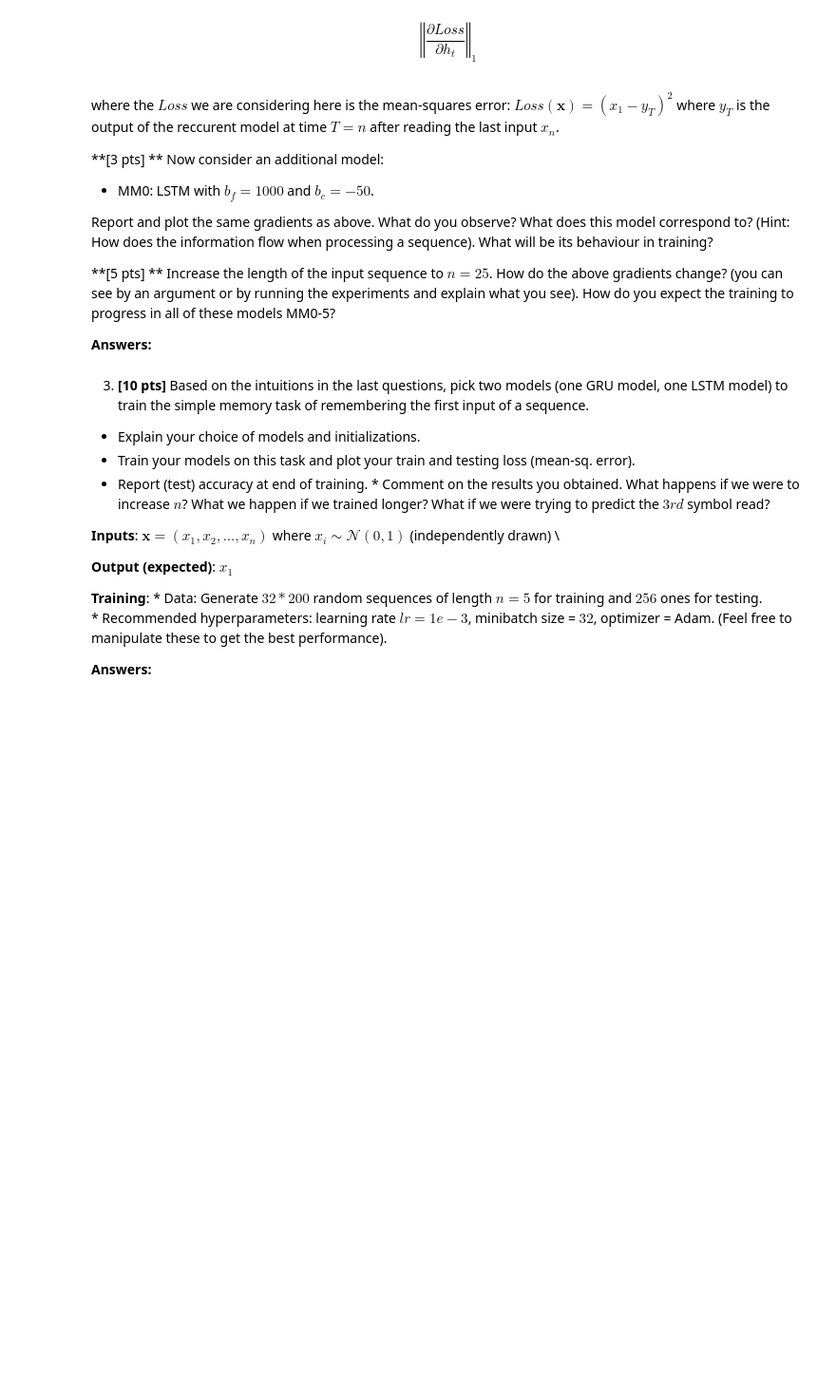
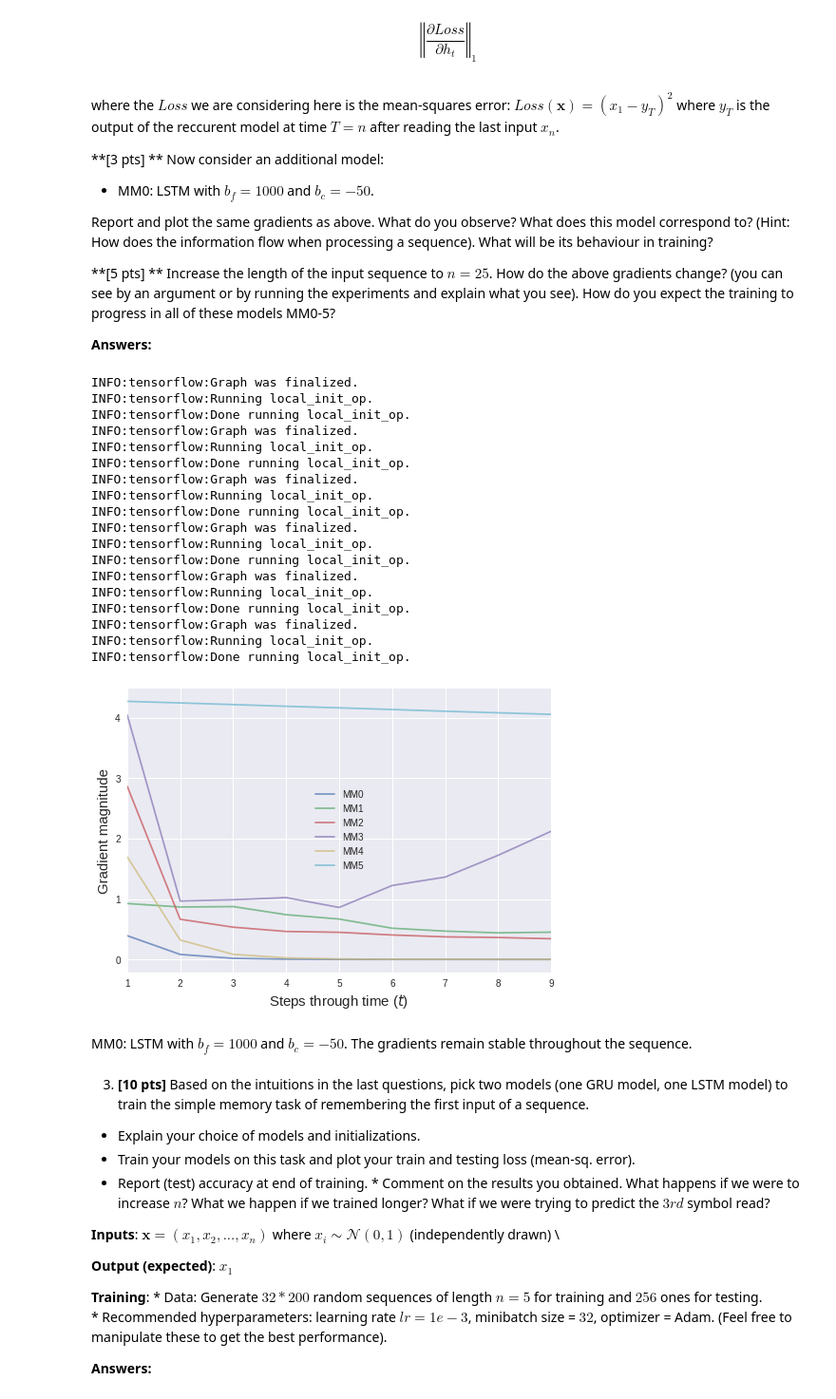
Before and after one commit to bouracha/deeplearning, a Jupyter notebook: 18071890_DL_CW2.ipynb, the cells around one changed output. Shown: that part at 95% size. Cells and saved outputs as stored; diff of their text form; code cells hidden in the pictures; blank space fills up the shorter version.

```diff
--- a/18071890_DL_CW2.ipynb
+++ b/18071890_DL_CW2.ipynb
@@ -207,0 +269,12 @@ where the $Loss$ we are considering here is the mean-squares error: $Loss(\textb
+# %%
+class MM1(object):
+    def __init__(self):
+        self.Wh = tf.get_variable('Wh_mm1',dtype=tf.float32,shape=[HIDDEN_UNITS + 1,HIDDEN_UNITS], initializer=tf.contrib.layers.xavier_initializer())
+        self.bh = tf.get_variable('bh_mm1',dtype=tf.float32,shape=[1,HIDDEN_UNITS], initializer=tf.zeros_initializer())
+        self.Wo = tf.get_variable('Wo_mm1',dtype=tf.float32,shape=[HIDDEN_UNITS,HIDDEN_UNITS], initializer=tf.contrib.layers.xavier_initializer())
+        self.bo = tf.get_variable('bo_mm1',dtype=tf.float32,shape=[1,HIDDEN_UNITS], initializer=tf.zeros_initializer())
+        self.h = tf.get_variable('h_mm1',dtype=tf.float32,shape=[1,HIDDEN_UNITS], initializer=tf.zeros_initializer())
+
+    def step(self, xt):
+        self.h = tf.math.tanh(tf.matmul(tf.concat([self.h, xt], 1), self.Wh) + self.bh)
+        return tf.math.sigmoid(tf.matmul(self.h, self.Wo) + self.bo)
@@ -217,12 +397,12 @@ derivative = 'loss' #@param
 dummy_input = [tf.constant([[np.random.normal()]]) for _ in range(SEQ_LENGTH)]
 
 rnn_types = {
-    'MM0': # constructor for MM0
-    'MM1': # constructor for MM1
-    'MM2': # constructor for MM2
-    'MM3': # constructor for MM3
-    'MM4': # constructor for MM4
-    'MM5': # constructor for MM5
+    'MM0': MM0,
+    'MM1': MM1,
+    'MM2': MM2,
+    'MM3': MM3,
+    'MM4': MM4,
+    'MM5': MM5
 }
 
 depths = {rnn_type: [] for rnn_type in rnn_types} # [9, 8, 7, 6, 5, 4, 3, 2, 1]
@@ -232,16 +412,21 @@ for rnn_type in rnn_types:
 
   # --------------------------------------
   # Construct model rnn_types[rnn_type]
-
-
+  model = rnn_types[rnn_type]()
   # --------------------------------------
   # Pass input and unroll in time.
   # i) Record the intermediate hidden states $h_i$ in rnn_hidden_at_time
   rnn_hidden_at_time = []
+
+  rnn_hidden_at_time.append(model.h)
+  for i in range(1, SEQ_LENGTH):
+    hT = model.step(dummy_input[i])
+    rnn_hidden_at_time.append(model.h)
+
   # ii) Record the last hidden unit and the last output on which we are going to
   # make the prediction
-  last_hidden = ...
-  hidden_last_output = ...
+  last_hidden = rnn_hidden_at_time[-1]
+  hidden_last_output = hT
 
   # Transformation of the RNN output into prediction
   w = tf.Variable(tf.contrib.layers.xavier_initializer()([HIDDEN_UNITS, 1]))
@@ -249,41 +434,63 @@ for rnn_type in rnn_types:
   model_output = tf.matmul(hidden_last_output, w) + b
 
   loss = tf.reduce_mean(
-    tf.square(model_output-dummy_input[remembered_input_index]))
+    tf.square(model_output-dummy_input[index_input_to_remember]))
 
   gradients_at_time = []
   for i in range(1, SEQ_LENGTH):
-    if derivarive == 'loss':
-      current_loss_gradient = tf.gradients(
+    if derivative == 'loss':
+      current_gradient = tf.gradients(
         loss,
         rnn_hidden_at_time[i],
       )
     else:
       current_gradient = tf.gradients(
         last_hidden,
         rnn_hidden_at_time[i],
       )
     gradients_at_time.append(current_gradient)
 
 
   init = tf.global_variables_initializer()
   with tf.train.SingularMonitoredSession() as sess:
     sess.run(init)
     gradients = sess.run(gradients_at_time)
 
   for gid, grad in enumerate(gradients):
     depths[rnn_type].append(len(gradients)-gid)
     grad_norms[rnn_type].append(np.linalg.norm(grad))
 
 plt.figure()
 for rnn_type in depths:
   plt.plot(depths[rnn_type], grad_norms[rnn_type],
            label="%s" % rnn_type, alpha=0.7)
 plt.legend()
-plt.ylabel("Gradient mangnitude", fontsize=15)
+plt.ylabel("Gradient magnitude", fontsize=15)
 plt.xlabel("Steps through time ($t$)", fontsize=15)
 plt.xlim((1, SEQ_LENGTH-1))
 plt.show()
+# %% [output]
+INFO:tensorflow:Graph was finalized.
+INFO:tensorflow:Running local_init_op.
+INFO:tensorflow:Done running local_init_op.
+INFO:tensorflow:Graph was finalized.
+INFO:tensorflow:Running local_init_op.
+INFO:tensorflow:Done running local_init_op.
+INFO:tensorflow:Graph was finalized.
+INFO:tensorflow:Running local_init_op.
+INFO:tensorflow:Done running local_init_op.
+INFO:tensorflow:Graph was finalized.
+INFO:tensorflow:Running local_init_op.
+INFO:tensorflow:Done running local_init_op.
+INFO:tensorflow:Graph was finalized.
+INFO:tensorflow:Running local_init_op.
+INFO:tensorflow:Done running local_init_op.
+INFO:tensorflow:Graph was finalized.
+INFO:tensorflow:Running local_init_op.
+INFO:tensorflow:Done running local_init_op.
+[figure, added]
+# %% [markdown]
+  MM0: LSTM with $b_f = 1000$ and $b_c = -50$. The gradients remain stable throughout the sequence.
 # %% [markdown]
  3. **[10 pts]** Based on the intuitions in the last questions, pick two models (one GRU model, one LSTM model) to train the simple memory task of remembering the first input of a sequence.
    * Explain your choice of models and initializations.
```
Also changed, not shown: parts of 8 cells of this notebook.
